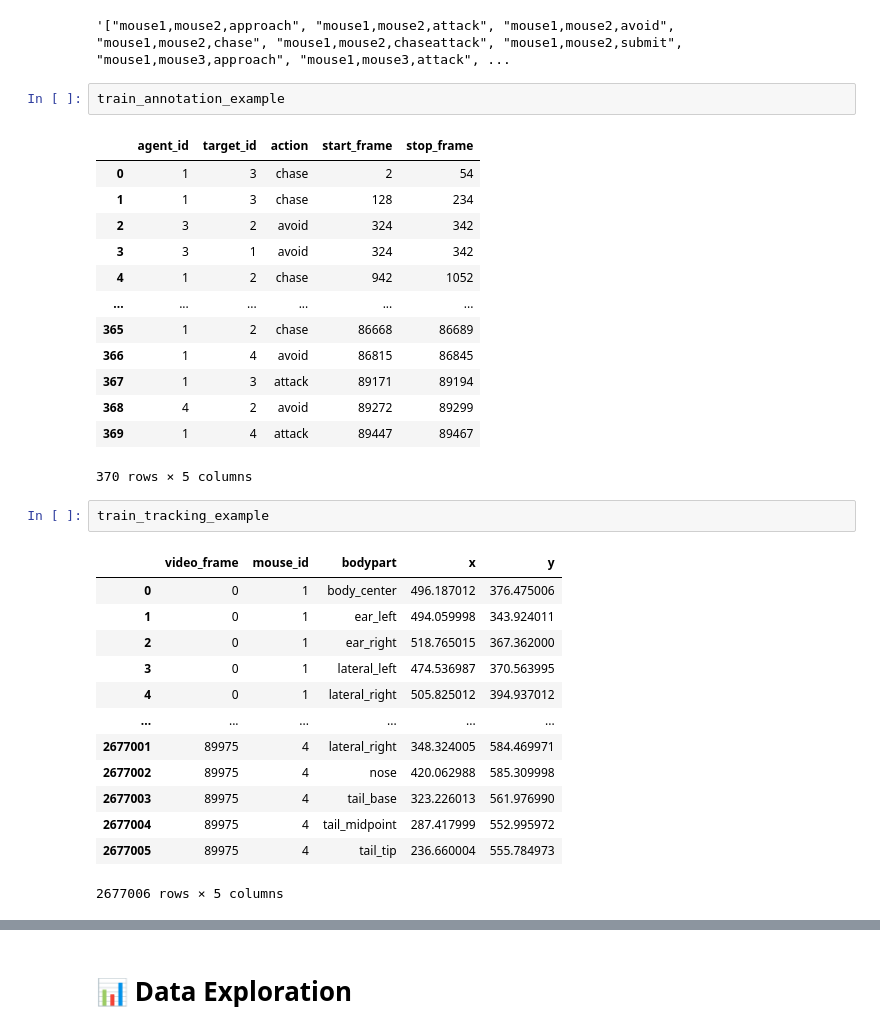
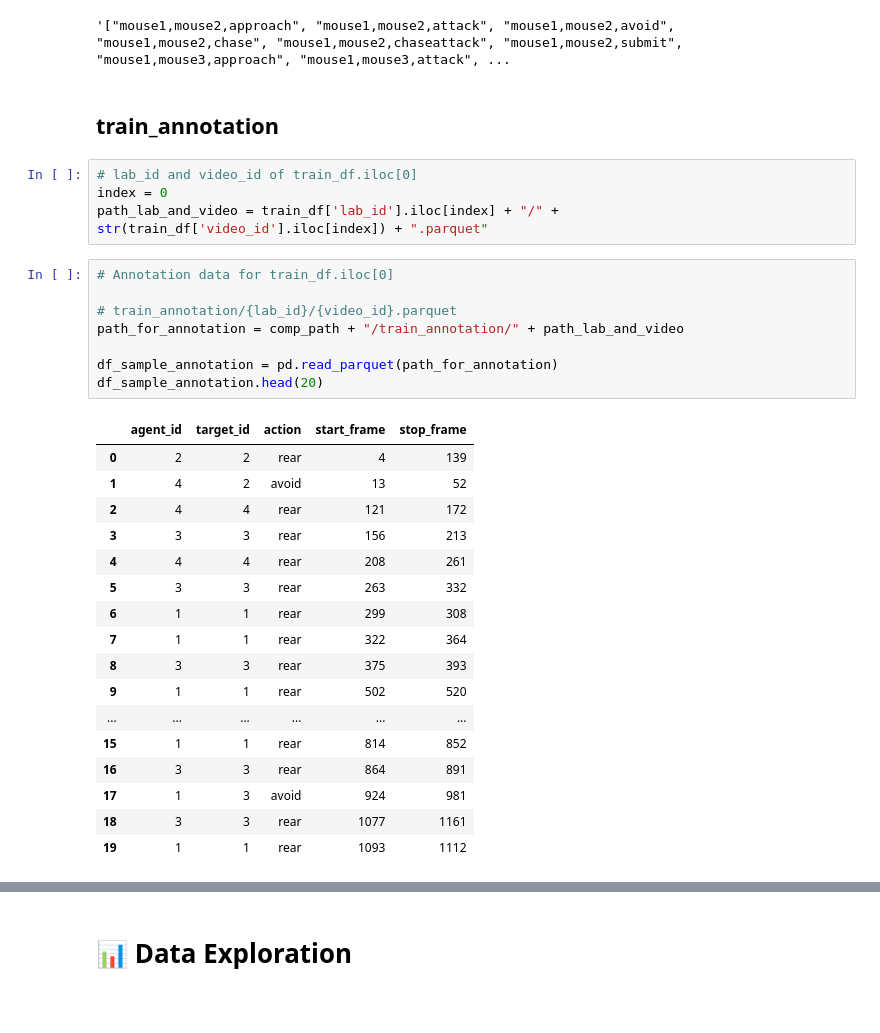
Before and after one commit to seita-f/Kaggle-Mice-Social-Action-Recognition, a Jupyter notebook: notebooks/analysis/EDA.ipynb, the cells around one changed output, grey strips where cells are left out. Drawn from its saved outputs; the diff is of its cells as text; blank space fills up the shorter version.

```diff
--- a/notebooks/analysis/EDA.ipynb
+++ b/notebooks/analysis/EDA.ipynb
@@ -78,35 +80,35 @@ train_df["body_parts_tracked"].iloc[0]
 train_df["behaviors_labeled"].iloc[0]
 # %% [output]
 '["mouse1,mouse2,approach", "mouse1,mouse2,attack", "mouse1,mouse2,avoid", "mouse1,mouse2,chase", "mouse1,mouse2,chaseattack", "mouse1,mouse2,submit", "mouse1,mouse3,approach", "mouse1,mouse3,attack", ...
-# %%
-train_annotation_example
-# %% [output]
-|  | agent_id | target_id | action | start_frame | stop_frame |
-| 0 | 1 | 3 | chase | 2 | 54 |
-| 1 | 1 | 3 | chase | 128 | 234 |
-| 2 | 3 | 2 | avoid | 324 | 342 |
-| 3 | 3 | 1 | avoid | 324 | 342 |
-| 4 | 1 | 2 | chase | 942 | 1052 |
-| ... | ... | ... | ... | ... | ... |
-| 365 | 1 | 2 | chase | 86668 | 86689 |
-| 366 | 1 | 4 | avoid | 86815 | 86845 |
-| 367 | 1 | 3 | attack | 89171 | 89194 |
-| 368 | 4 | 2 | avoid | 89272 | 89299 |
-| 369 | 1 | 4 | attack | 89447 | 89467 |
-370 rows × 5 columns
-# %%
-train_tracking_example
-# %% [output]
-|  | video_frame | mouse_id | bodypart | x | y |
-| 0 | 0 | 1 | body_center | 496.187012 | 376.475006 |
-| 1 | 0 | 1 | ear_left | 494.059998 | 343.924011 |
-| 2 | 0 | 1 | ear_right | 518.765015 | 367.362000 |
-| 3 | 0 | 1 | lateral_left | 474.536987 | 370.563995 |
-| 4 | 0 | 1 | lateral_right | 505.825012 | 394.937012 |
-| ... | ... | ... | ... | ... | ... |
-| 2677001 | 89975 | 4 | lateral_right | 348.324005 | 584.469971 |
-| 2677002 | 89975 | 4 | nose | 420.062988 | 585.309998 |
-| 2677003 | 89975 | 4 | tail_base | 323.226013 | 561.976990 |
-| 2677004 | 89975 | 4 | tail_midpoint | 287.417999 | 552.995972 |
-| 2677005 | 89975 | 4 | tail_tip | 236.660004 | 555.784973 |
-2677006 rows × 5 columns
+# %% [markdown]
+## train_annotation
+# %%
+# lab_id and video_id of train_df.iloc[0]
+index = 0
+path_lab_and_video = train_df['lab_id'].iloc[index] + "/" + str(train_df['video_id'].iloc[index]) + ".parquet"
+# %%
+# Annotation data for train_df.iloc[0]
+
+# train_annotation/{lab_id}/{video_id}.parquet
+path_for_annotation = comp_path + "/train_annotation/" + path_lab_and_video
+
+df_sample_annotation = pd.read_parquet(path_for_annotation)
+df_sample_annotation.head(20)
+# %% [output]
+|  | agent_id | target_id | action | start_frame | stop_frame |
+| 0 | 2 | 2 | rear | 4 | 139 |
+| 1 | 4 | 2 | avoid | 13 | 52 |
+| 2 | 4 | 4 | rear | 121 | 172 |
+| 3 | 3 | 3 | rear | 156 | 213 |
+| 4 | 4 | 4 | rear | 208 | 261 |
+| 5 | 3 | 3 | rear | 263 | 332 |
+| 6 | 1 | 1 | rear | 299 | 308 |
+| 7 | 1 | 1 | rear | 322 | 364 |
+| 8 | 3 | 3 | rear | 375 | 393 |
+| 9 | 1 | 1 | rear | 502 | 520 |
+| ... | ... | ... | ... | ... | ... |
+| 15 | 1 | 1 | rear | 814 | 852 |
+| 16 | 3 | 3 | rear | 864 | 891 |
+| 17 | 1 | 3 | avoid | 924 | 981 |
+| 18 | 3 | 3 | rear | 1077 | 1161 |
+| 19 | 1 | 1 | rear | 1093 | 1112 |
```
Also changed, not shown: parts of 15 cells of this notebook.
